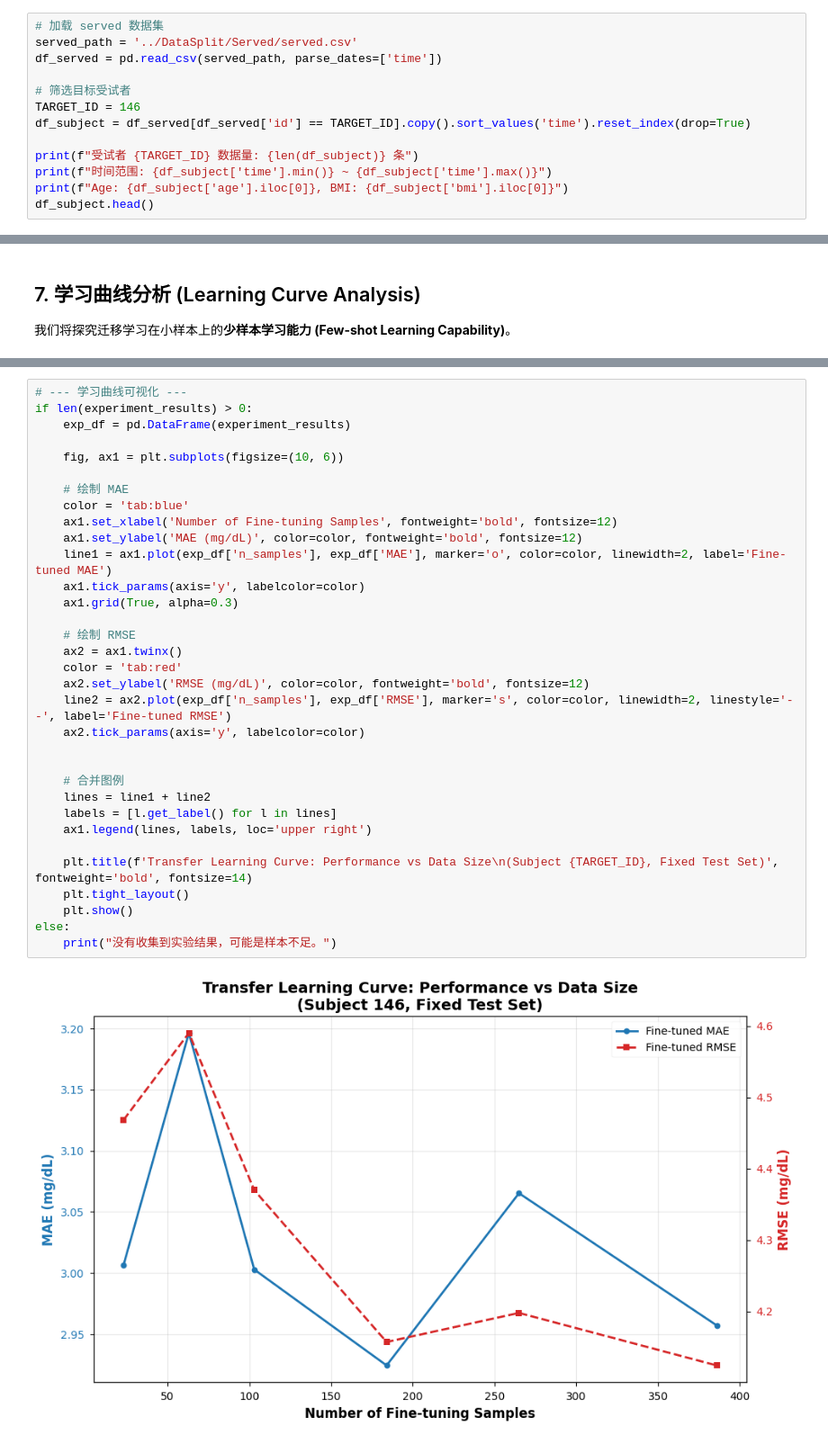
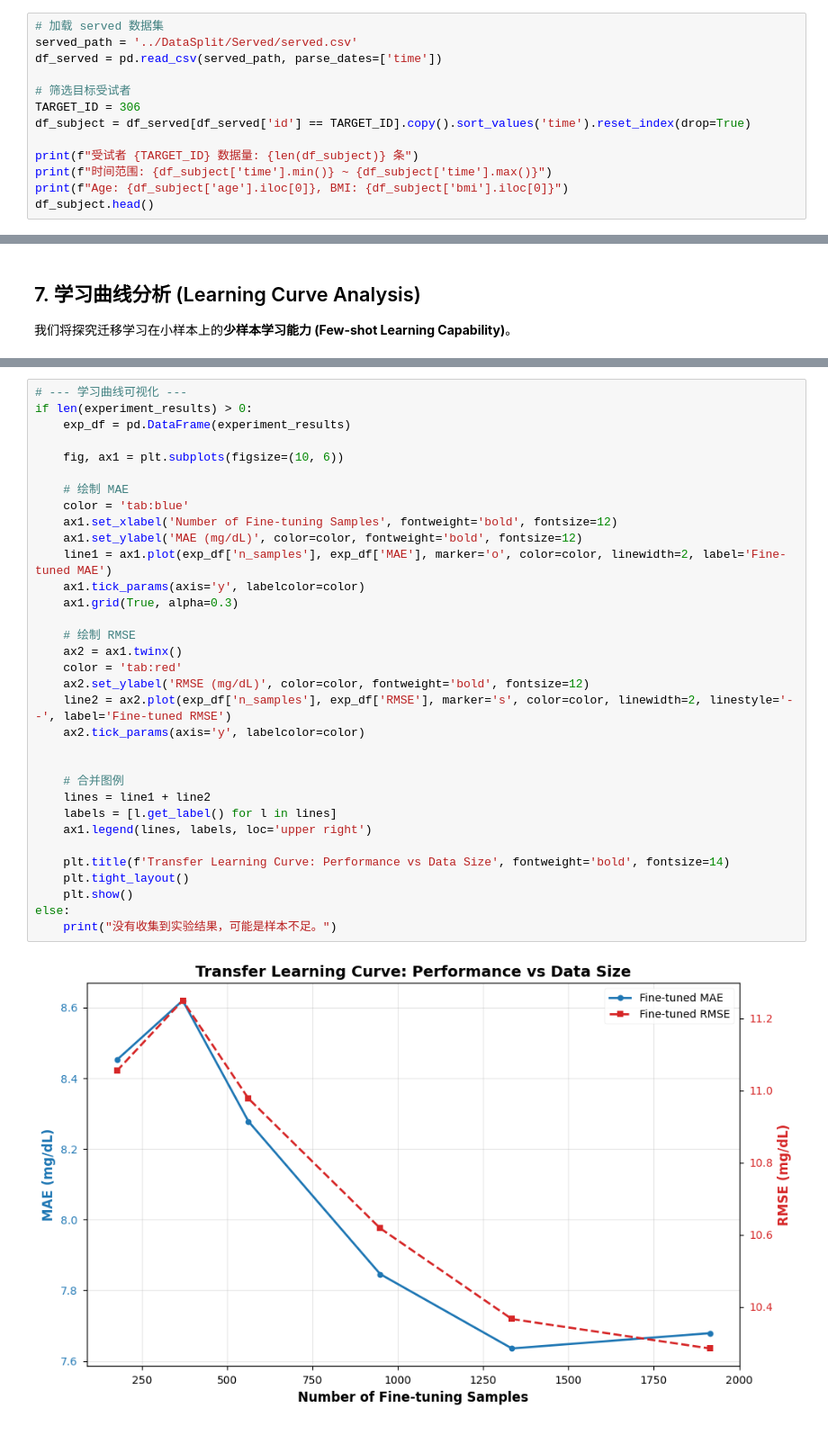
Before and after one commit to Jungle2003/GlucosePrediction, a Jupyter notebook: src/Transfer/transformer_transfer_learning.ipynb, the cells around one changed output, grey strips where cells are left out. Shown at 90% size. Cells and saved outputs as stored; diff of their text form.

```diff
--- a/src/Transfer/transformer_transfer_learning.ipynb
+++ b/src/Transfer/transformer_transfer_learning.ipynb
@@ -40,7 +40,7 @@ served_path = '../DataSplit/Served/served.csv'
 df_served = pd.read_csv(served_path, parse_dates=['time'])
 
 # 筛选目标受试者
-TARGET_ID = 146
+TARGET_ID = 306
 df_subject = df_served[df_served['id'] == TARGET_ID].copy().sort_values('time').reset_index(drop=True)
 
 print(f"受试者 {TARGET_ID} 数据量: {len(df_subject)} 条")
@@ -863,32 +863,32 @@ if len(experiment_results) > 0:
     exp_df = pd.DataFrame(experiment_results)
 
     fig, ax1 = plt.subplots(figsize=(10, 6))
 
     # 绘制 MAE
     color = 'tab:blue'
     ax1.set_xlabel('Number of Fine-tuning Samples', fontweight='bold', fontsize=12)
     ax1.set_ylabel('MAE (mg/dL)', color=color, fontweight='bold', fontsize=12)
     line1 = ax1.plot(exp_df['n_samples'], exp_df['MAE'], marker='o', color=color, linewidth=2, label='Fine-tuned MAE')
     ax1.tick_params(axis='y', labelcolor=color)
     ax1.grid(True, alpha=0.3)
 
     # 绘制 RMSE
     ax2 = ax1.twinx()
     color = 'tab:red'
     ax2.set_ylabel('RMSE (mg/dL)', color=color, fontweight='bold', fontsize=12)
     line2 = ax2.plot(exp_df['n_samples'], exp_df['RMSE'], marker='s', color=color, linewidth=2, linestyle='--', label='Fine-tuned RMSE')
     ax2.tick_params(axis='y', labelcolor=color)
 
 
     # 合并图例
     lines = line1 + line2
     labels = [l.get_label() for l in lines]
     ax1.legend(lines, labels, loc='upper right')
 
-    plt.title(f'Transfer Learning Curve: Performance vs Data Size\n(Subject {TARGET_ID}, Fixed Test Set)', fontweight='bold', fontsize=14)
+    plt.title(f'Transfer Learning Curve: Performance vs Data Size', fontweight='bold', fontsize=14)
     plt.tight_layout()
     plt.show()
 else:
     print("没有收集到实验结果，可能是样本不足。")
 # %% [output]
-[figure, old version]
+[figure, new version]
```
Also changed, not shown: parts of 16 cells of this notebook, 4 other files.
